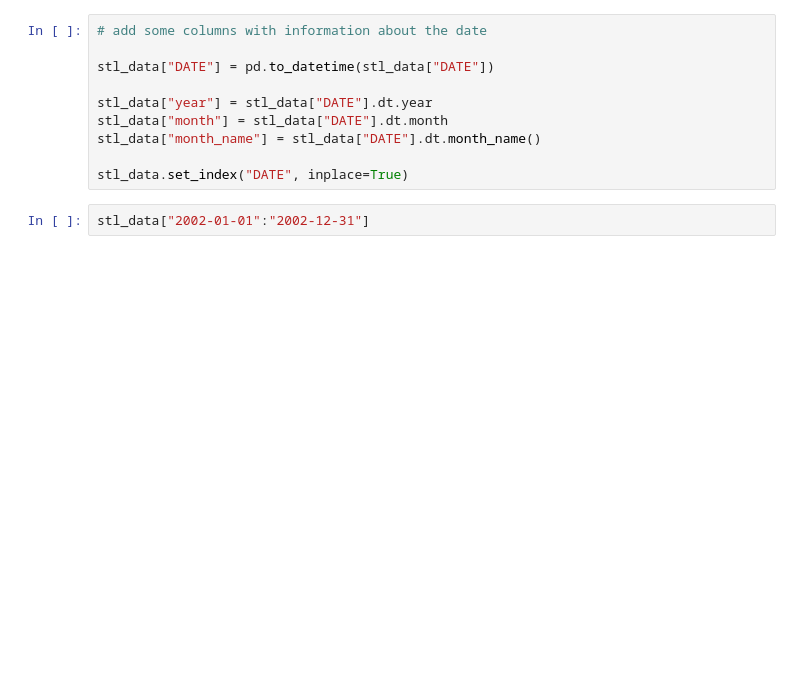
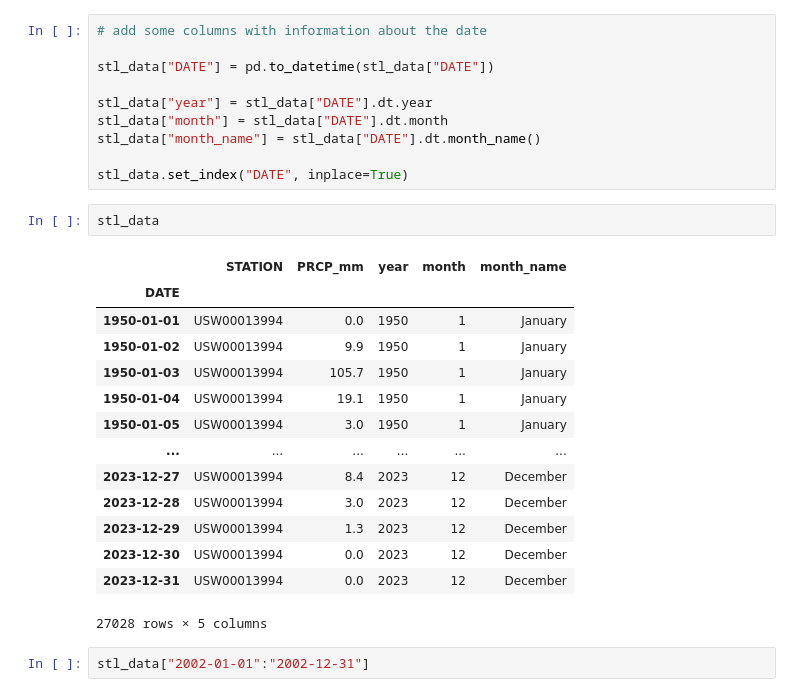
Before and after one commit to fdavenport/course-climate-change-impacts, a Jupyter notebook: lectures/05_Analyzing_the_Hydrologic_Cycle.ipynb, the cells around one changed output. Saved outputs shown, nothing was run; the diff lists cells and outputs as text; blank space fills up the shorter version.

```diff
--- a/lectures/05_Analyzing_the_Hydrologic_Cycle.ipynb
+++ b/lectures/05_Analyzing_the_Hydrologic_Cycle.ipynb
@@ -55,6 +71,23 @@ stl_data["month"] = stl_data["DATE"].dt.month
 stl_data["month_name"] = stl_data["DATE"].dt.month_name()
 
 stl_data.set_index("DATE", inplace=True)
+# %%
+stl_data
+# %% [output]
+|  | STATION | PRCP_mm | year | month | month_name |
+| DATE |  |  |  |  |  |
+| 1950-01-01 | USW00013994 | 0.0 | 1950 | 1 | January |
+| 1950-01-02 | USW00013994 | 9.9 | 1950 | 1 | January |
+| 1950-01-03 | USW00013994 | 105.7 | 1950 | 1 | January |
+| 1950-01-04 | USW00013994 | 19.1 | 1950 | 1 | January |
+| 1950-01-05 | USW00013994 | 3.0 | 1950 | 1 | January |
+| ... | ... | ... | ... | ... | ... |
+| 2023-12-27 | USW00013994 | 8.4 | 2023 | 12 | December |
+| 2023-12-28 | USW00013994 | 3.0 | 2023 | 12 | December |
+| 2023-12-29 | USW00013994 | 1.3 | 2023 | 12 | December |
+| 2023-12-30 | USW00013994 | 0.0 | 2023 | 12 | December |
+| 2023-12-31 | USW00013994 | 0.0 | 2023 | 12 | December |
+27028 rows × 5 columns
 # %%
 stl_data["2002-01-01":"2002-12-31"]
 # %% [output]
```
Also changed, not shown: parts of 12 cells of this notebook.
